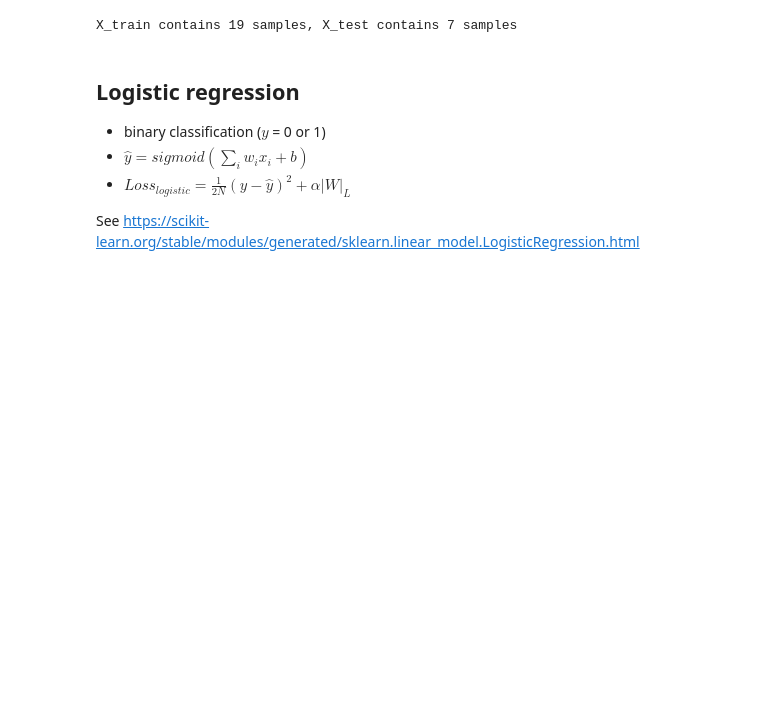
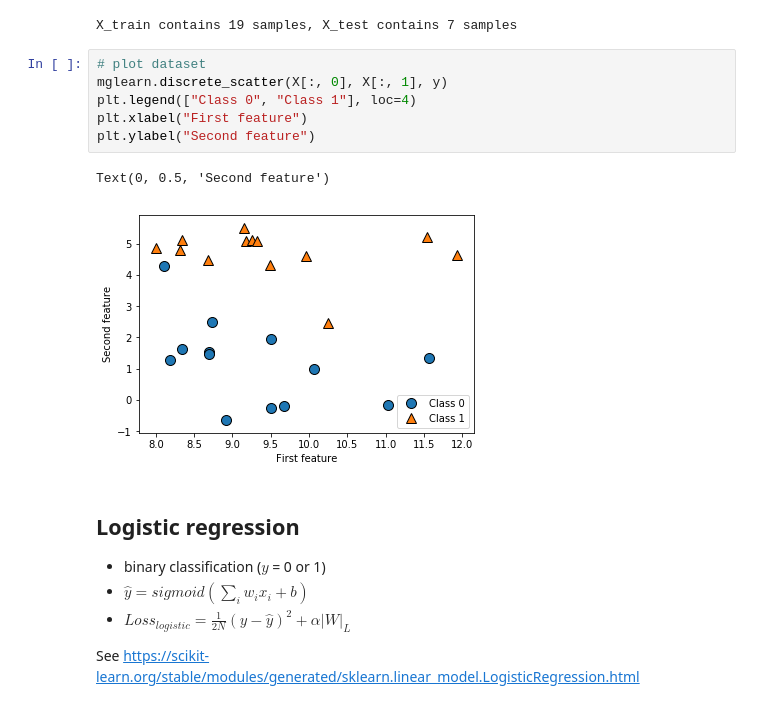
Before and after one commit to callee2006/MachineLearning, a Jupyter notebook: linear_classifier.ipynb, the cells around one changed output. Saved outputs shown, nothing was run; the diff lists cells and outputs as text; blank space fills up the shorter version.

```diff
--- a/linear_classifier.ipynb
+++ b/linear_classifier.ipynb
@@ -63,6 +63,15 @@ X_train, X_test, y_train, y_test = train_test_split(X, y, random_state=0)
 print("X_train contains {} samples, X_test contains {} samples".format(len(X_train), len(X_test)))
 # %% [output]
 X_train contains 19 samples, X_test contains 7 samples
+# %%
+# plot dataset
+mglearn.discrete_scatter(X[:, 0], X[:, 1], y)
+plt.legend(["Class 0", "Class 1"], loc=4)
+plt.xlabel("First feature")
+plt.ylabel("Second feature")
+# %% [output]
+Text(0, 0.5, 'Second feature')
+[figure, added]
 # %% [markdown]
 ## Logistic regression
 * binary classification ($y$ = 0 or 1)
```
Also changed, not shown: parts of 3 cells of this notebook.
